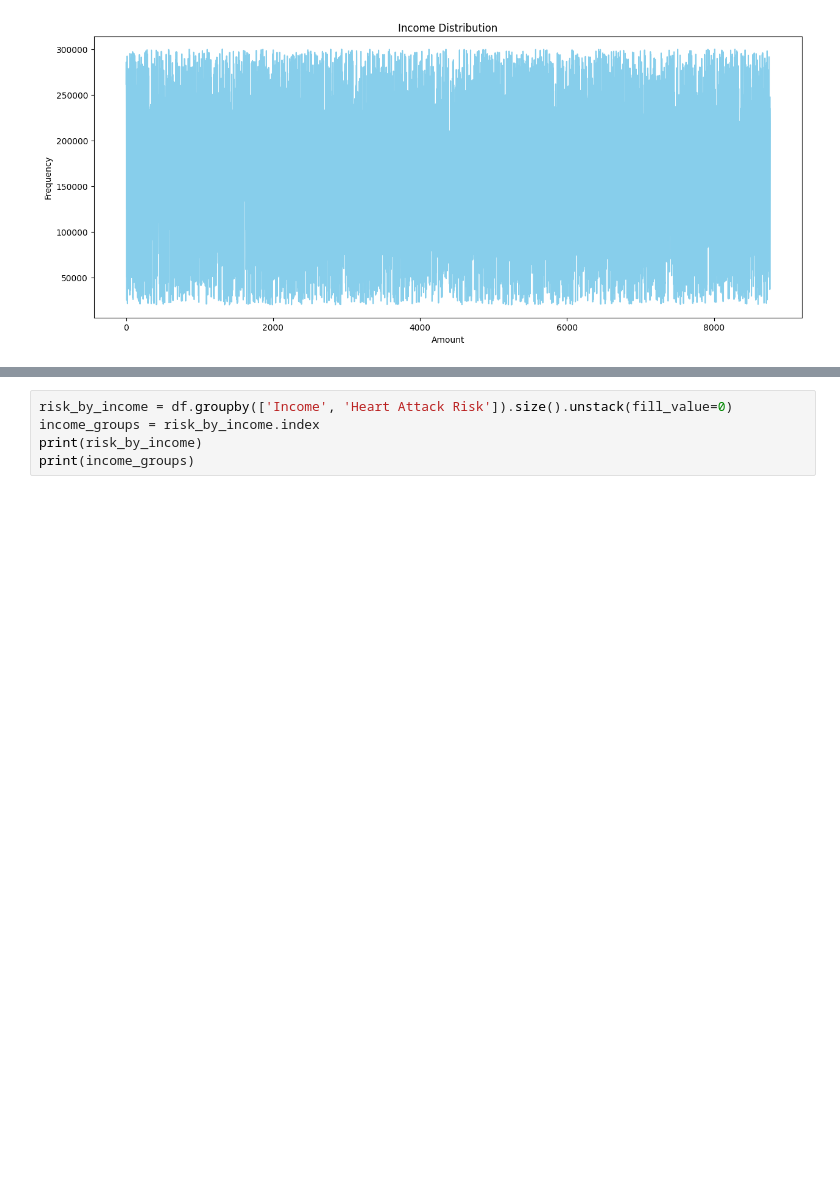
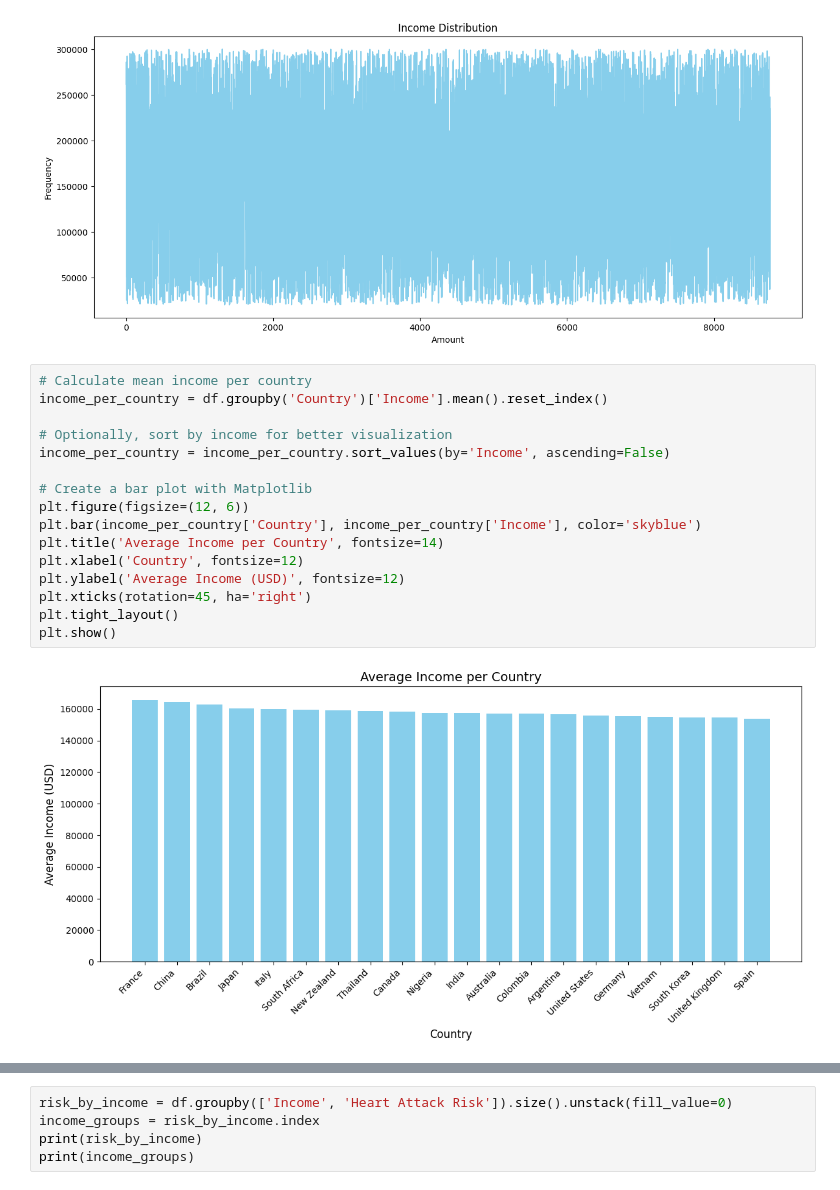
Before and after one commit to uginm102/MCSC-MUK, a Jupyter notebook: MCS7227 Data Analytics and Visualization/MCS_7227_Data_Analytics_and_Visualization.ipynb, the cells around one changed output, grey strips where cells are left out. Saved outputs shown, nothing was run; the diff lists cells and outputs as text; blank space fills up the shorter version.

```diff
--- a/MCS7227 Data Analytics and Visualization/MCS_7227_Data_Analytics_and_Visualization.ipynb
+++ b/MCS7227 Data Analytics and Visualization/MCS_7227_Data_Analytics_and_Visualization.ipynb
@@ -200,3 +201,21 @@ plt.ylabel('Frequency')
 plt.show()
 # %% [output]
 [figure]
+# %%
+# Calculate mean income per country
+income_per_country = df.groupby('Country')['Income'].mean().reset_index()
+
+# Optionally, sort by income for better visualization
+income_per_country = income_per_country.sort_values(by='Income', ascending=False)
+
+# Create a bar plot with Matplotlib
+plt.figure(figsize=(12, 6))
+plt.bar(income_per_country['Country'], income_per_country['Income'], color='skyblue')
+plt.title('Average Income per Country', fontsize=14)
+plt.xlabel('Country', fontsize=12)
+plt.ylabel('Average Income (USD)', fontsize=12)
+plt.xticks(rotation=45, ha='right')
+plt.tight_layout()
+plt.show()
+# %% [output]
+[figure, added]
```
Also changed, not shown: parts of 7 cells of this notebook.
